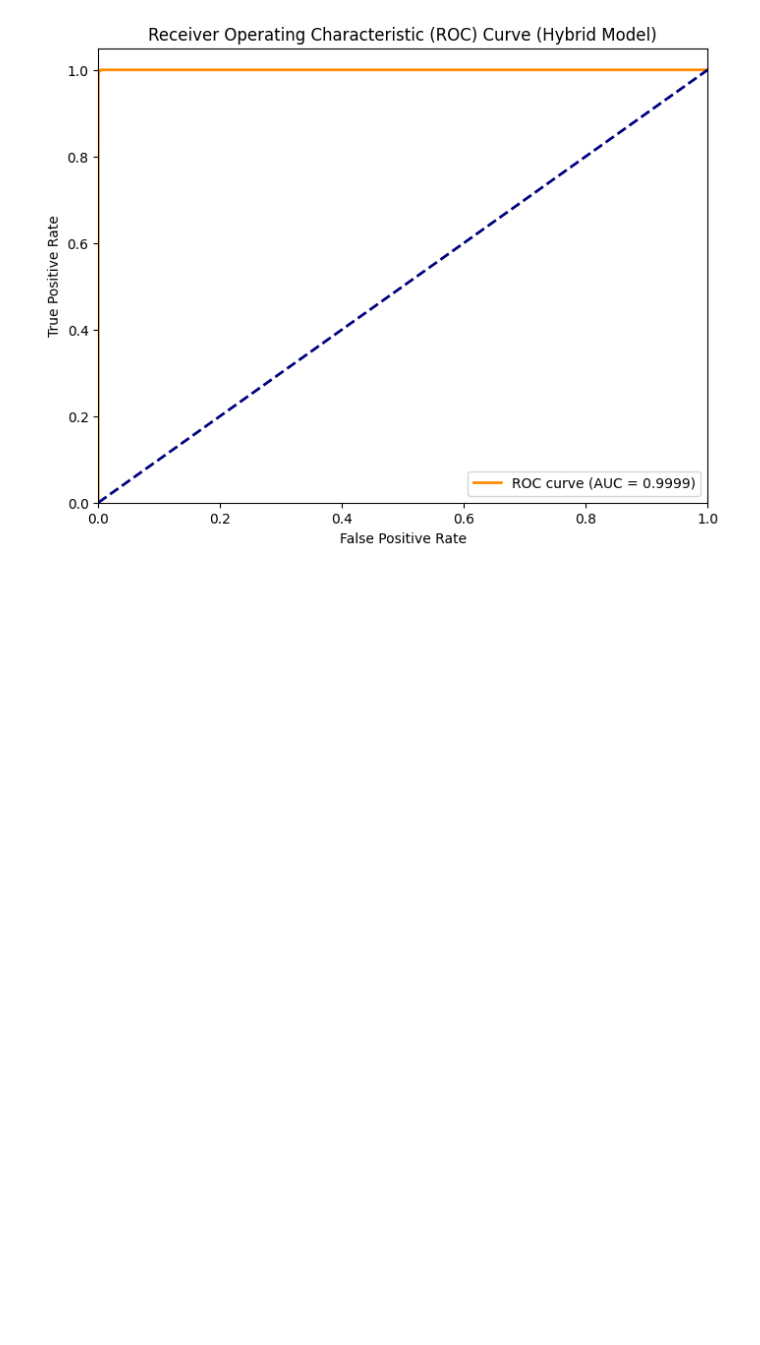
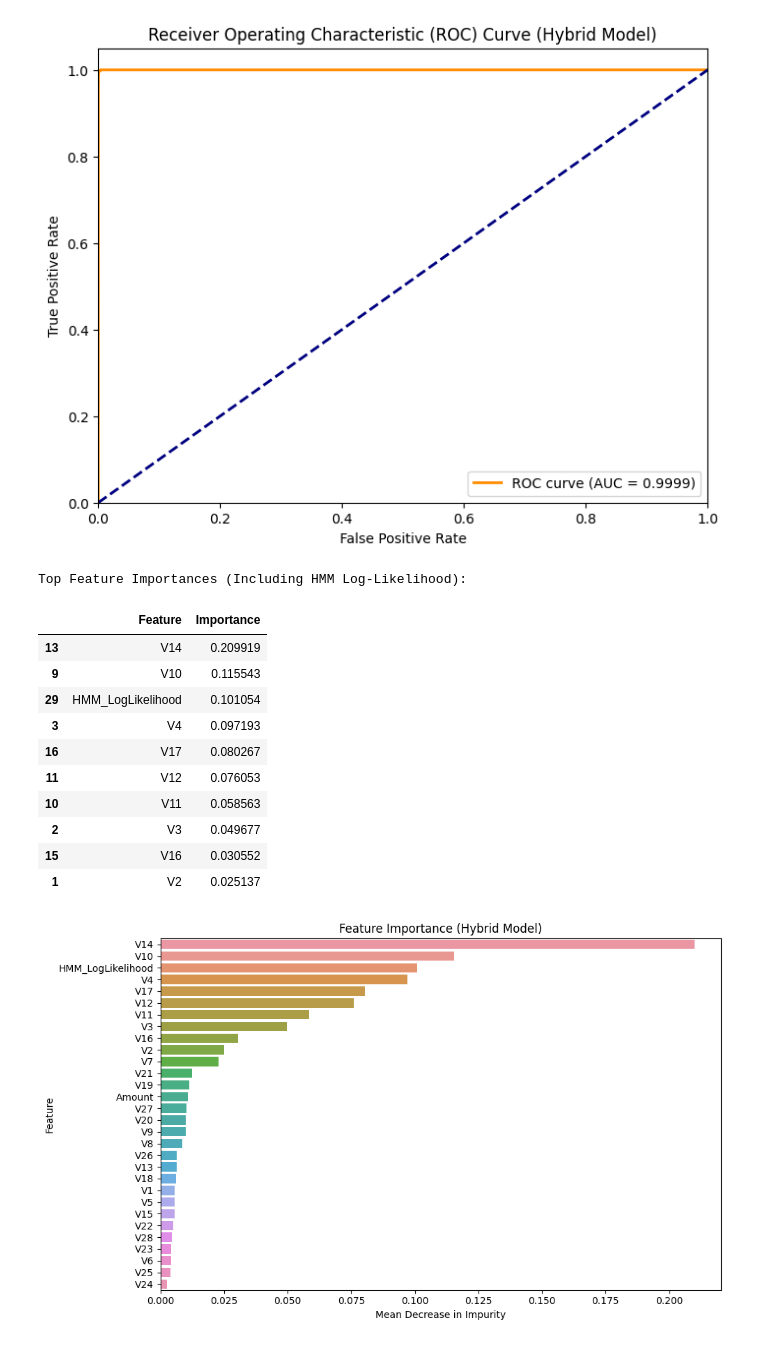
Before and after one commit to Pranathi3101/Hybrid-Stochastic-ML-Model-for-Credit-Card-Fraud-Detection, a Jupyter notebook: Hybrid_Stochastic_ML_FraudDetection.ipynb, the cells around one changed output. Drawn from its saved outputs; the diff is of its cells as text; code cells hidden in the pictures; blank space fills up the shorter version.

```diff
--- a/Hybrid_Stochastic_ML_FraudDetection.ipynb
+++ b/Hybrid_Stochastic_ML_FraudDetection.ipynb
@@ -264,3 +266,45 @@ Classification Report (Hybrid HMM-RF Model):
 weighted avg       0.99      0.99      0.99    113726
 [figure]
 [figure]
+# %%
+# =========================================================
+# STEP 9: Analyze and Visualize Feature Importance (Hybrid Model)
+# =========================================================
+
+# The rf_model is trained on X_train_final (which contains the HMM feature)
+
+# 1. Extract feature importances from the trained Random Forest model
+importances = rf_model.feature_importances_
+
+# 2. Create a DataFrame using the feature importances and the column names from the
+#    final hybrid feature set (X_oversampled_hybrid)
+feature_imp = pd.DataFrame({
+    'Feature': X_oversampled_hybrid.columns, # Use the correct columns from the hybrid set
+    'Importance': importances
+}).sort_values(by='Importance', ascending=False)
+
+print("\nTop Feature Importances (Including HMM Log-Likelihood):")
+display(feature_imp.head(10)) # Display top 10 to ensure HMM feature is visible
+
+# 3. Visualize the feature importances
+plt.figure(figsize=(10, 6))
+sns.barplot(x='Importance', y='Feature', data=feature_imp)
+plt.title('Feature Importance (Hybrid Model)')
+plt.xlabel('Mean Decrease in Impurity')
+plt.ylabel('Feature')
+plt.tight_layout()
+plt.show()
+# %% [output]
+Top Feature Importances (Including HMM Log-Likelihood):
+|  | Feature | Importance |
+| 13 | V14 | 0.209919 |
+| 9 | V10 | 0.115543 |
+| 29 | HMM_LogLikelihood | 0.101054 |
+| 3 | V4 | 0.097193 |
+| 16 | V17 | 0.080267 |
+| 11 | V12 | 0.076053 |
+| 10 | V11 | 0.058563 |
+| 2 | V3 | 0.049677 |
+| 15 | V16 | 0.030552 |
+| 1 | V2 | 0.025137 |
+[figure, added]
```
Also changed, not shown: parts of 1 cell of this notebook.
